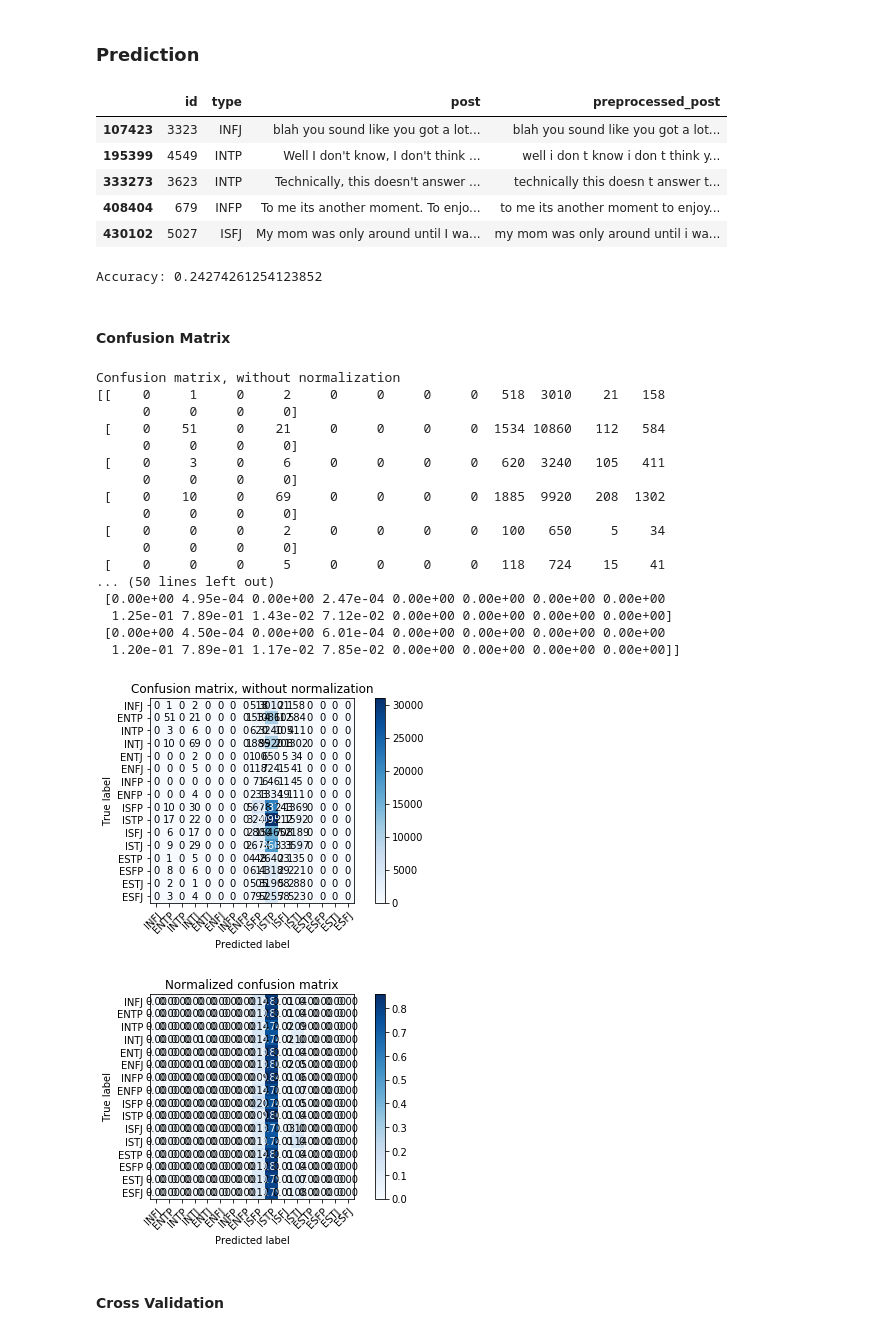
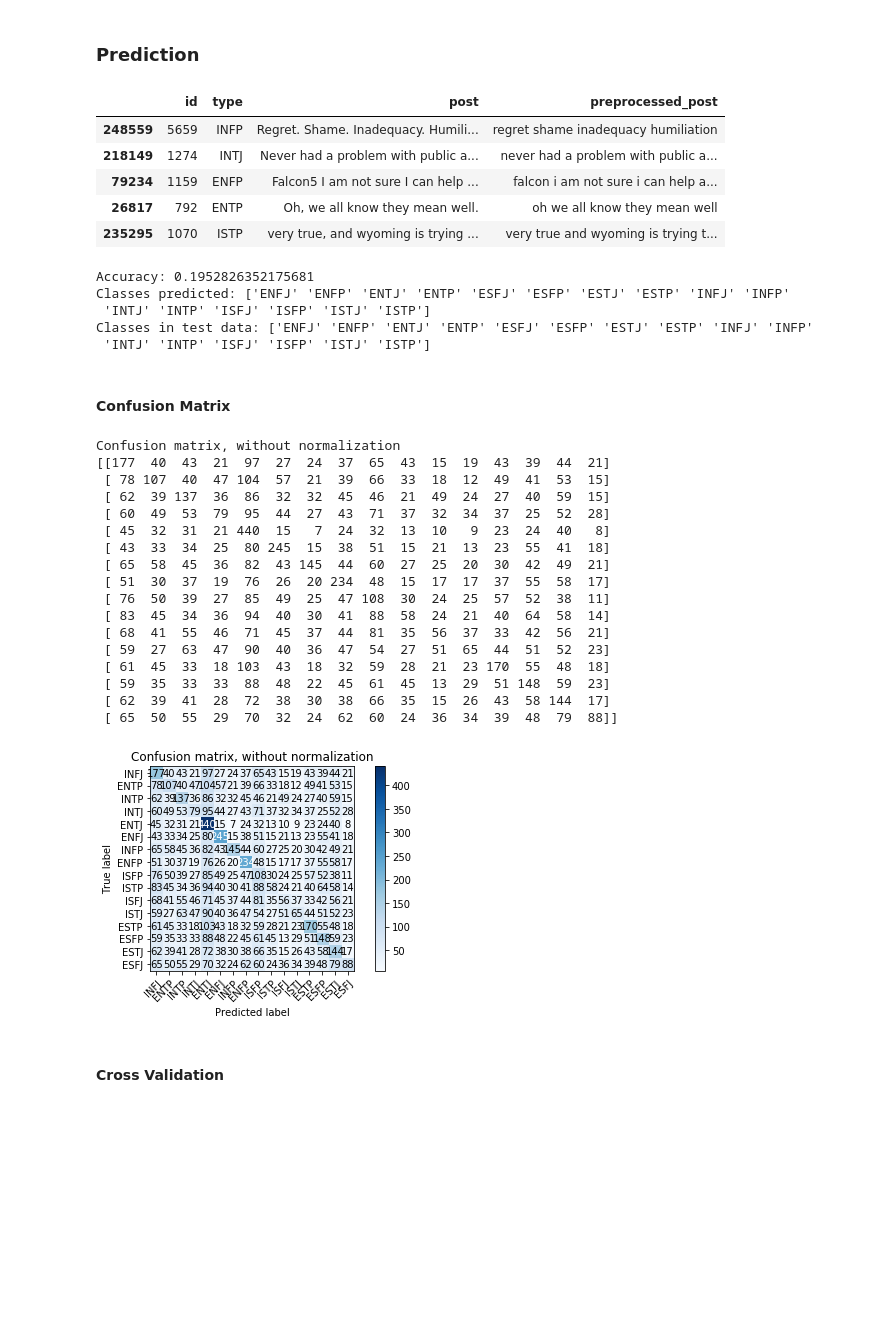
Before and after one commit to literate-waffle/mbti, a Jupyter notebook: mbti.ipynb, the cells around one changed output. Cells and saved outputs as stored; diff of their text form; code cells hidden in the pictures; blank space fills up the shorter version.

Commit message:
Resample dataset to tackle imbalanced dataset issue

```diff
--- a/mbti.ipynb
+++ b/mbti.ipynb
@@ -181,0 +186,5 @@ Labels : ['INFJ' 'ENTP' 'INTP' 'INTJ' 'ENTJ' 'ENFJ' 'INFP' 'ENFP' 'ISFP' 'ISTP'
+# %%
+from resampling import upsample_minority, downsample_majority
+
+data_upsampled = upsample_minority(data_parsed)
+data_downsampled = downsample_majority(data_parsed)
@@ -182,9 +209,16 @@ Labels : ['INFJ' 'ENTP' 'INTP' 'INTJ' 'ENTJ' 'ENFJ' 'INFP' 'ENFP' 'ISFP' 'ISTP'
+# %%
+""" Choose dataset to test on """
+
+# dataset = data
+# dataset = data_parsed
+# dataset = data_upsampled
+dataset = data_downsampled
 # %% [markdown]
 ### Split dataset in train and test sets
 # %%
 from sklearn.model_selection import train_test_split
 
-train, test = train_test_split(data_parsed, test_size=0.4, random_state=0)
+train, test = train_test_split(dataset, test_size=0.4, random_state=0)
 print(train.shape, test.shape)
 train.head()
 # %% [output]
@@ -237,57 +271,65 @@ test['preprocessed_post'] = test['post'].apply(format_text)
 test.head()
 # %% [output]
 |  | id | type | post | preprocessed_post |
-| 107423 | 3323 | INFJ | blah you sound like you got a lot... | blah you sound like you got a lot... |
-| 195399 | 4549 | INTP | Well I don't know, I don't think ... | well i don t know i don t think y... |
-| 333273 | 3623 | INTP | Technically, this doesn't answer ... | technically this doesn t answer t... |
-| 408404 | 679 | INFP | To me its another moment. To enjo... | to me its another moment to enjoy... |
-| 430102 | 5027 | ISFJ | My mom was only around until I wa... | my mom was only around until i wa... |
+| 248559 | 5659 | INFP | Regret. Shame. Inadequacy. Humili... | regret shame inadequacy humiliation |
+| 218149 | 1274 | INTJ | Never had a problem with public a... | never had a problem with public a... |
+| 79234 | 1159 | ENFP | Falcon5 I am not sure I can help ... | falcon i am not sure i can help a... |
+| 26817 | 792 | ENTP | Oh, we all know they mean well. | oh we all know they mean well |
+| 235295 | 1070 | ISTP | very true, and wyoming is trying ... | very true and wyoming is trying t... |
 # %%
 predicted = text_clf.predict(test['preprocessed_post'])
 print("Accuracy: {}".format(np.mean(predicted == test['type'])))
+print("Classes predicted: {}".format(np.unique( predicted )))
+print("Classes in test data: {}".format(np.unique( test['type'] )))
+
 # default: 0.2072
 # stop_words: 0.2069
 # stop_words & preprocessed: 0.2069
+# + parsed & upsample: 0.4459
+# + parsed & downsample: 0.1953
 # %% [output]
-Accuracy: 0.24274261254123852
+Accuracy: 0.1952826352175681
+Classes predicted: ['ENFJ' 'ENFP' 'ENTJ' 'ENTP' 'ESFJ' 'ESFP' 'ESTJ' 'ESTP' 'INFJ' 'INFP'
+ 'INTJ' 'INTP' 'ISFJ' 'ISFP' 'ISTJ' 'ISTP']
+Classes in test data: ['ENFJ' 'ENFP' 'ENTJ' 'ENTP' 'ESFJ' 'ESFP' 'ESTJ' 'ESTP' 'INFJ' 'INFP'
+ 'INTJ' 'INTP' 'ISFJ' 'ISFP' 'ISTJ' 'ISTP']
 # %% [markdown]
 #### Confusion Matrix
 # %%
 import numpy as np
 import matplotlib.pyplot as plt
 from performance import plot_confusion_matrix
 
 np.set_printoptions(precision=2)
 
 # Plot non-normalized confusion matrix
 plot_confusion_matrix(test['type'], predicted, classes=class_names,
                       title='Confusion matrix, without normalization')
 
 # Plot normalized confusion matrix
-plot_confusion_matrix(test['type'], predicted, classes=class_names, normalize=True,
-                      title='Normalized confusion matrix')
+# plot_confusion_matrix(test['type'], predicted, classes=class_names, normalize=True,
+                      # title='Normalized confusion matrix')
 
 plt.show()
 # %% [output]
 Confusion matrix, without normalization
-[[    0     1     0     2     0     0     0     0   518  3010    21   158
-      0     0     0     0]
- [    0    51     0    21     0     0     0     0  1534 10860   112   584
-      0     0     0     0]
- [    0     3     0     6     0     0     0     0   620  3240   105   411
-      0     0     0     0]
- [    0    10     0    69     0     0     0     0  1885  9920   208  1302
-      0     0     0     0]
- [    0     0     0     2     0     0     0     0   100   650     5    34
-      0     0     0     0]
- [    0     0     0     5     0     0     0     0   118   724    15    41
-... (50 lines left out)
- [0.00e+00 4.95e-04 0.00e+00 2.47e-04 0.00e+00 0.00e+00 0.00e+00 0.00e+00
-  1.25e-01 7.89e-01 1.43e-02 7.12e-02 0.00e+00 0.00e+00 0.00e+00 0.00e+00]
- [0.00e+00 4.50e-04 0.00e+00 6.01e-04 0.00e+00 0.00e+00 0.00e+00 0.00e+00
-  1.20e-01 7.89e-01 1.17e-02 7.85e-02 0.00e+00 0.00e+00 0.00e+00 0.00e+00]]
+[[177  40  43  21  97  27  24  37  65  43  15  19  43  39  44  21]
+ [ 78 107  40  47 104  57  21  39  66  33  18  12  49  41  53  15]
+ [ 62  39 137  36  86  32  32  45  46  21  49  24  27  40  59  15]
+ [ 60  49  53  79  95  44  27  43  71  37  32  34  37  25  52  28]
+ [ 45  32  31  21 440  15   7  24  32  13  10   9  23  24  40   8]
+ [ 43  33  34  25  80 245  15  38  51  15  21  13  23  55  41  18]
+ [ 65  58  45  36  82  43 145  44  60  27  25  20  30  42  49  21]
+ [ 51  30  37  19  76  26  20 234  48  15  17  17  37  55  58  17]
+ [ 76  50  39  27  85  49  25  47 108  30  24  25  57  52  38  11]
+ [ 83  45  34  36  94  40  30  41  88  58  24  21  40  64  58  14]
+ [ 68  41  55  46  71  45  37  44  81  35  56  37  33  42  56  21]
+ [ 59  27  63  47  90  40  36  47  54  27  51  65  44  51  52  23]
+ [ 61  45  33  18 103  43  18  32  59  28  21  23 170  55  48  18]
+ [ 59  35  33  33  88  48  22  45  61  45  13  29  51 148  59  23]
+ [ 62  39  41  28  72  38  30  38  66  35  15  26  43  58 144  17]
+ [ 65  50  55  29  70  32  24  62  60  24  36  34  39  48  79  88]]
-[figure, old version]
+[figure, new version]
-[figure, removed]
 # %% [markdown]
 #### Cross Validation
 # %%
```
Also changed, not shown: parts of 5 cells of this notebook, 2 other files.
